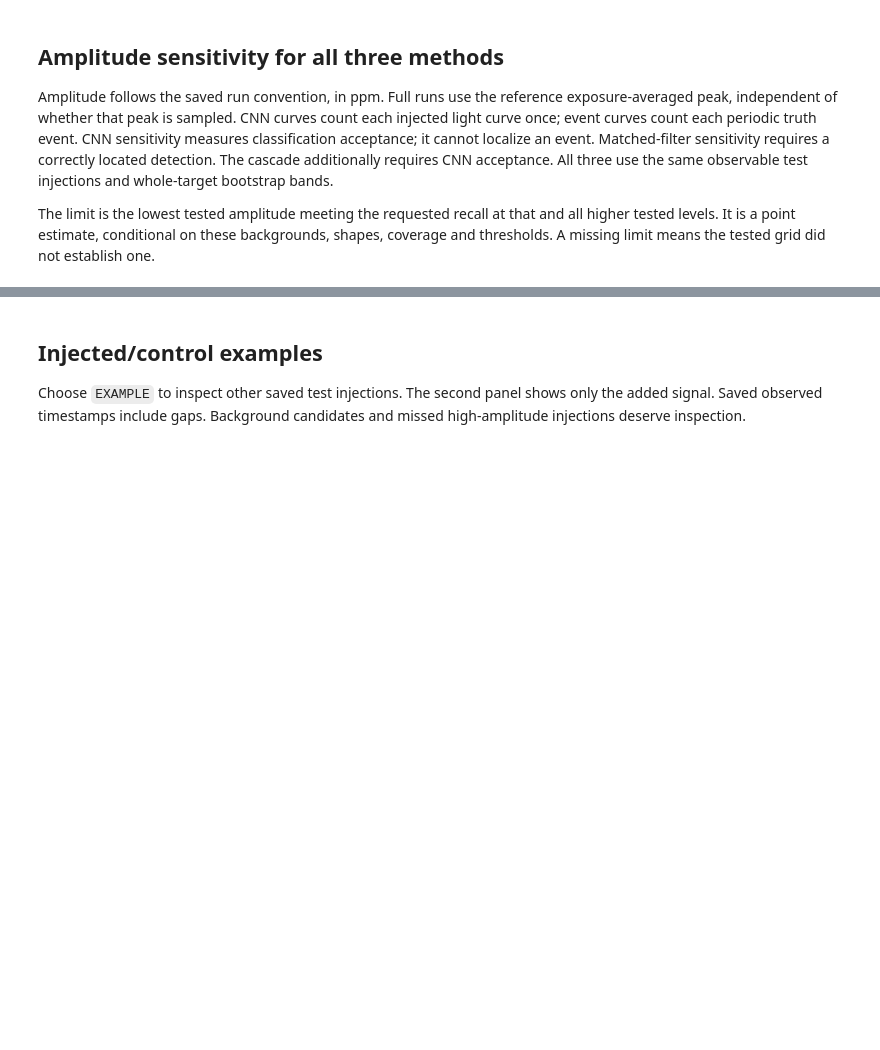
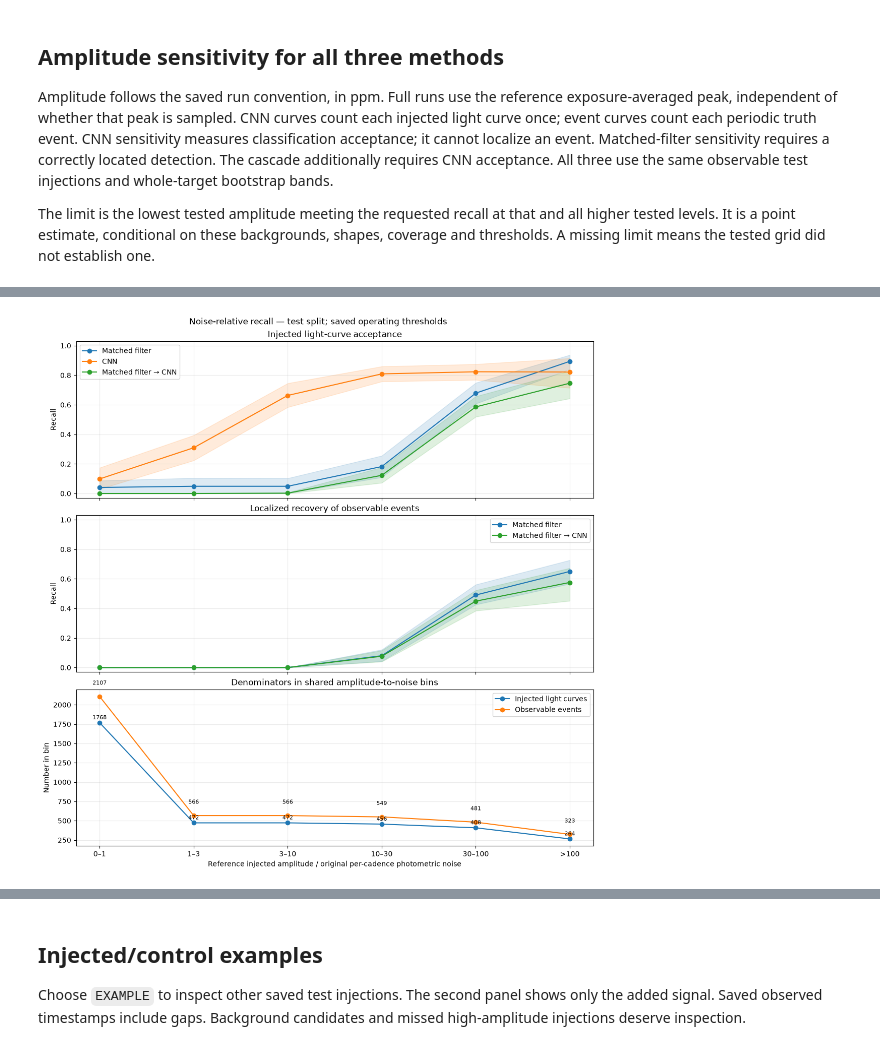
Before and after one commit to COBALT-lensing/AstroSearchLight, a Jupyter notebook: notebooks/evaluation.ipynb, the cells around one changed output, grey strips where cells are left out. Cells and saved outputs as stored; diff of their text form; code cells hidden in the pictures; blank space fills up the shorter version.

```diff
--- a/notebooks/evaluation.ipynb
+++ b/notebooks/evaluation.ipynb
@@ -350,0 +508,71 @@ test: 6072 truth events; 5744 adequately sampled
+# %%
+# Rounded exploratory bins showing the CNN transition and high-ratio plateau.
+noise_edges = np.array([0., 1., 3., 10., 30., 100., np.inf])
+noise_bin_labels = ['0–1', '1–3', '3–10', '10–30', '30–100', '>100']
+
+def noise_bin_mask(ratios, index):
+    low, high = noise_edges[index:index + 2]
+    return ((ratios >= low) if index == 0 else (ratios > low)) & (ratios <= high)
+
+def noise_recall_bins(frame, keys, edges, repeats=NOISE_BOOTSTRAPS):
+    records = []
+    rng = np.random.default_rng(run.get('seed', 2401))
+    groups = frame['group_id'].unique()
+    for index, (low, high) in enumerate(zip(edges[:-1], edges[1:])):
+        mask = noise_bin_mask(frame['amplitude_noise_ratio'], index)
+        subset = frame.loc[mask]
+        counts = subset.groupby('group_id').size().reindex(groups, fill_value=0).to_numpy()
+        draws = rng.integers(0, len(groups), size=(repeats, len(groups)))
+        denominators = counts[draws].sum(axis=1)
+        for key in keys:
+            successes = subset.groupby('group_id')[key].sum().reindex(groups, fill_value=0).to_numpy()
+            valid = denominators > 0
+            bootstrap = successes[draws].sum(axis=1)[valid] / denominators[valid]
+            lower, upper = np.quantile(bootstrap, [.025, .975]) if len(bootstrap) else (np.nan, np.nan)
+            records.append({'method': key, 'low': low, 'high': high, 'center': index, 'bin': noise_bin_labels[index],
+                            'n': len(subset), 'groups': subset['group_id'].nunique(),
+                            'recovered': int(subset[key].sum()),
+                            'recall': subset[key].mean(), 'lower': lower, 'upper': upper})
+    return pd.DataFrame(records)
+
+if noise_acceptance.empty:
+    print('No injections with valid original-control noise estimates.')
+else:
+    noise_acceptance_summary = noise_recall_bins(noise_acceptance, list(labels), noise_edges)
+    noise_localized_summary = (noise_recall_bins(noise_localized, ['matched_filter', 'combined'], noise_edges)
+                               if not noise_localized.empty else pd.DataFrame())
+    fig, axes = plt.subplots(3, 1, figsize=(11, 11), sharex=True, constrained_layout=True)
+    for ax, summary, title in [(axes[0], noise_acceptance_summary, 'Injected light-curve acceptance'),
+                               (axes[1], noise_localized_summary, 'Localized recovery of observable events')]:
+        if summary.empty:
+            ax.text(.5, .5, 'No observable truth events', transform=ax.transAxes, ha='center')
+        else:
+            for key in summary['method'].unique():
+                values = summary[summary['method'] == key]
+                color = plt.get_cmap('tab10')(list(labels).index(key))
+                line, = ax.plot(values['center'], values['recall'], marker='o', label=labels[key], color=color)
+                ax.fill_between(values['center'], values['lower'], values['upper'], alpha=.15, color=line.get_color())
+            ax.legend()
+        ax.set(title=title, ylabel='Recall', ylim=(-.03, 1.03))
+        ax.grid(alpha=.25)
+    for summary, label in [(noise_acceptance_summary, 'Injected light curves'),
+                           (noise_localized_summary, 'Observable events')]:
+        if not summary.empty:
+            counts = summary[summary['method'] == summary['method'].iloc[0]]
+            axes[2].plot(counts['center'], counts['n'], marker='o', label=label)
+            for _, value in counts.iterrows():
+                axes[2].annotate(str(int(value['n'])), (value['center'], value['n']),
+                                 xytext=(0, 5 if label == 'Injected light curves' else 17),
+                                 textcoords='offset points', ha='center', fontsize=8)
+    axes[2].set(xlabel='Reference injected amplitude / original per-cadence photometric noise',
+                ylabel='Number in bin', title='Denominators in shared amplitude-to-noise bins')
+    axes[2].set_xticks(range(len(noise_bin_labels)), noise_bin_labels)
+    axes[2].legend()
+    axes[2].grid(alpha=.25)
+    fig.suptitle(f'Noise-relative recall — {NOISE_SPLIT} split; saved operating thresholds')
+    plt.show()
+    display(noise_acceptance_summary.assign(measure='light-curve acceptance'))
+    if not noise_localized_summary.empty:
+        display(noise_localized_summary.assign(measure='observable event recovery'))
+# %% [output]
+[figure, added]
```
Also changed, not shown: parts of 14 cells of this notebook.
